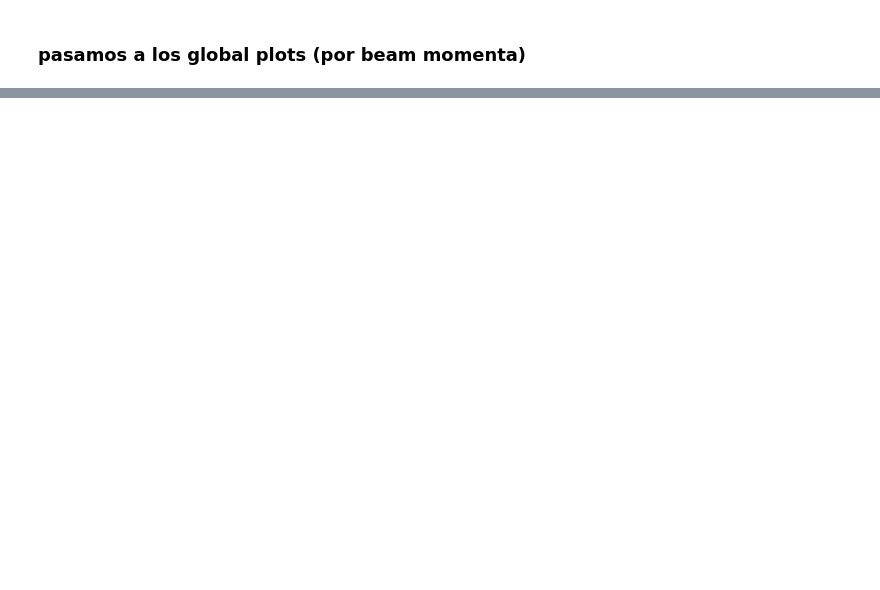
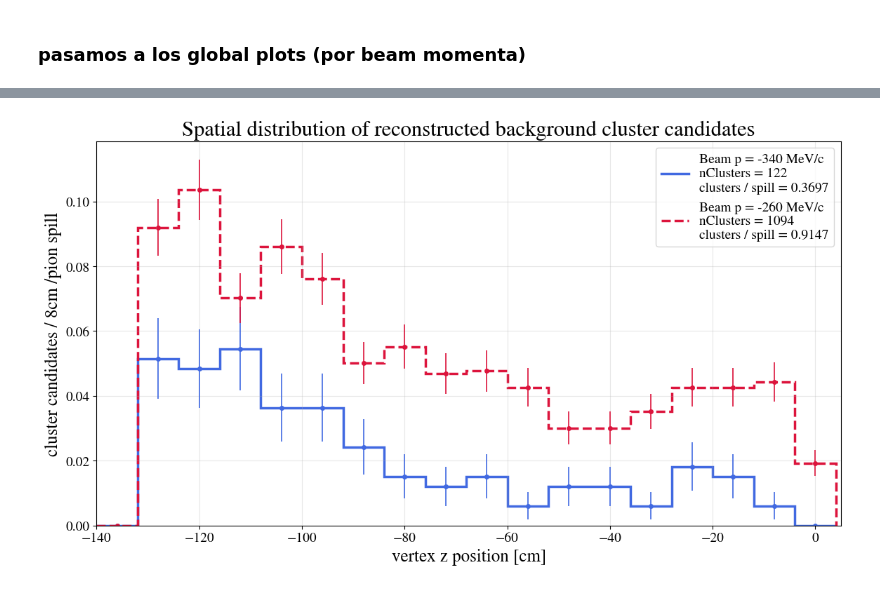
Before and after one commit to elenaramos44/9Li_analysis, a Jupyter notebook: notebooks/geometry_checks.ipynb, the cells around one changed output, grey strips where cells are left out. Drawn from its saved outputs; the diff is of its cells as text; code cells hidden in the pictures; blank space fills up the shorter version.

```diff
--- a/notebooks/geometry_checks.ipynb
+++ b/notebooks/geometry_checks.ipynb
@@ -1035,2 +1544,96 @@ plt.show()
+# %%
+bins_z = np.arange(-140, 10, 8)
+
+plt.figure(figsize=(12, 7))
+
+
+def plot_hist_with_errors(df, spills, color, linestyle, label):
+
+    counts, edges = np.histogram(
+        df["v_z_fine"],
+        bins=bins_z
+    )
+
+    centers = 0.5 * (edges[:-1] + edges[1:])
+
+    counts_scaled = counts / spills
+    errors_scaled = np.sqrt(counts) / spills
+
+    # Histogram
+    plt.stairs(
+        counts_scaled,
+        edges,
+        color=color,
+        linestyle=linestyle,
+        linewidth=2.5,
+        label=label,
+    )
+
+    # Poisson uncertainties
+    plt.errorbar(
+        centers,
+        counts_scaled,
+        yerr=errors_scaled,
+        fmt="o",
+        color=color,
+        markersize=4,
+        elinewidth=1.2,
+        capsize=0,
+        ls="none",
+    )
+
+
+plot_hist_with_errors(
+    df_340_bkg_comb,
+    spills_340_pion,
+    color="royalblue",
+    linestyle="-",
+    label=(
+        f"Beam p = -340 MeV/c\n"
+        f"nClusters = {len(df_340_bkg_comb)}\n"
+        f"clusters / spill = "
+        f"{len(df_340_bkg_comb)/spills_340_pion:.4f}"
+    ),
+)
+
+plot_hist_with_errors(
+    df_260_bkg_comb,
+    spills_260_pion,
+    color="crimson",
+    linestyle="--",
+    label=(
+        f"Beam p = -260 MeV/c\n"
+        f"nClusters = {len(df_260_bkg_comb)}\n"
+        f"clusters / spill = "
+        f"{len(df_260_bkg_comb)/spills_260_pion:.4f}"
+    ),
+)
+
+plt.xlabel("vertex z position [cm]", fontsize=18)
+
+plt.ylabel(
+    "cluster candidates / 8cm /pion spill",
+    fontsize=18,
+)
+
+plt.title(
+    "Spatial distribution of reconstructed background cluster candidates",
+    fontsize=22,
+)
+
+plt.xlim(-140, 5)
+
+plt.xticks(fontsize=14)
+plt.yticks(fontsize=14)
+
+plt.grid(alpha=0.3)
+
+plt.legend(fontsize=14)
+
+plt.tight_layout()
+
+plt.show()
+# %% [output]
+[figure, added]
 # %%
 # ------------------------------------------------------------
```
Also changed, not shown: parts of 30 cells of this notebook, 3 other files.
